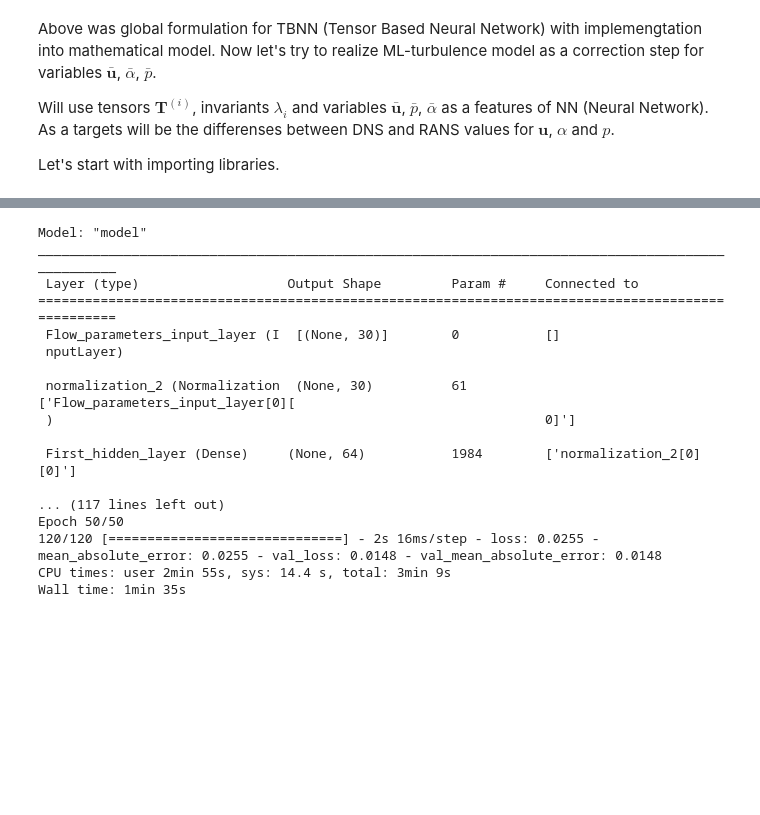
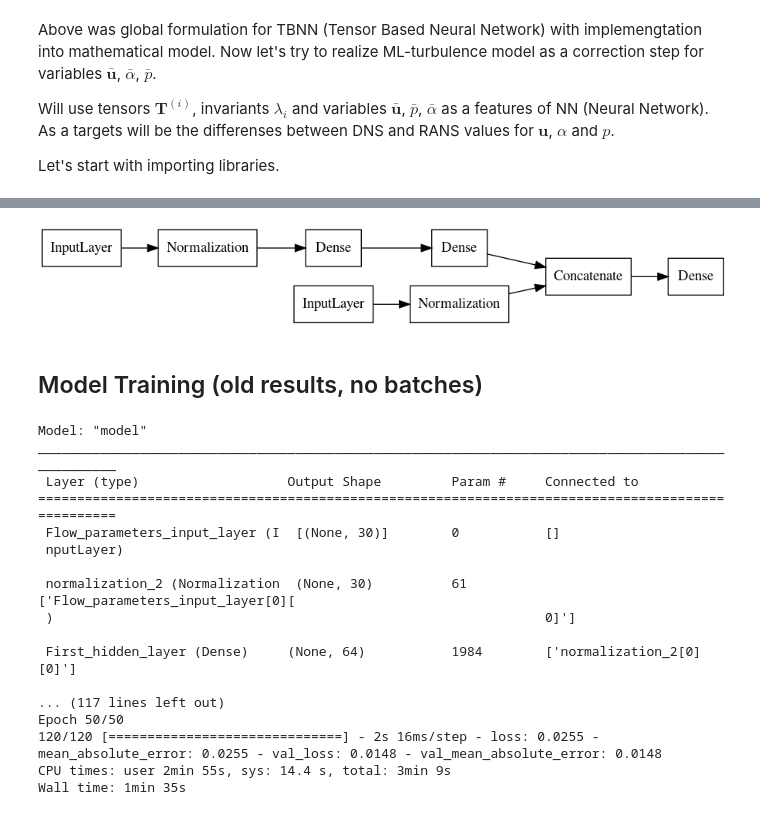
Before and after one commit to RomanovaDI/tbnnTurbulenceTraining, a Jupyter notebook: constantAngleSlopeDNS_U4e-1_A5_H1e-2_RANSsets/trainNN.ipynb, the cells around one changed output, grey strips where cells are left out. Cells and saved outputs as stored; diff of their text form; code cells hidden in the pictures; blank space fills up the shorter version.

Commit message:
batch training version0

```diff
--- a/constantAngleSlopeDNS_U4e-1_A5_H1e-2_RANSsets/trainNN.ipynb
+++ b/constantAngleSlopeDNS_U4e-1_A5_H1e-2_RANSsets/trainNN.ipynb
@@ -563,0 +632,9 @@ keras.utils.plot_model(TBNNModel, "multi_input_and_output_model.png", show_layer
+# %%
+loaded_model = keras.models.load_model(os.path.join(model_dir, name + "_model"))
+loaded_model.compile(optimizer=optimizer,
+                 loss='mean_absolute_error',
+                 metrics=[tf.keras.metrics.MeanAbsoluteError(
+                 name='mean_absolute_error')])
+#TODO: load weights from the last modified file with weights ('cause last = best when we use
+# save_best_only = True)
+loaded_model.load_weights(os.path.join(model_dir,'001-0.0201.h5'))
@@ -563,0 +652,9 @@ keras.utils.plot_model(TBNNModel, "multi_input_and_output_model.png", show_layer
+# %%
+model.save_weights(os.path.join(model_dir, 'last_epoch.h5'))
+
+loaded_model = keras.models.load_model(os.path.join(model_dir, name + "_model"))
+loaded_model.compile(optimizer=optimizer,
+                 loss='mean_absolute_error',
+                 metrics=[tf.keras.metrics.MeanAbsoluteError(
+                 name='mean_absolute_error')])
+loaded_model.load_weights(os.path.join(model_dir,'last_epoch.h5'))
@@ -564,3 +675,9 @@ keras.utils.plot_model(TBNNModel, "multi_input_and_output_model.png", show_layer
+# %%
+keras.utils.plot_model(TBNNModel_changed_branches, "multi_input_and_output_model.png", show_layer_names=False, rankdir='LR')
+# %% [output]
+[figure, added]
+# %% [markdown]
+## Model Training (old results, no batches)
 # %%
 histories = {}
 # %%
```
Also changed, not shown: parts of 63 cells of this notebook.
